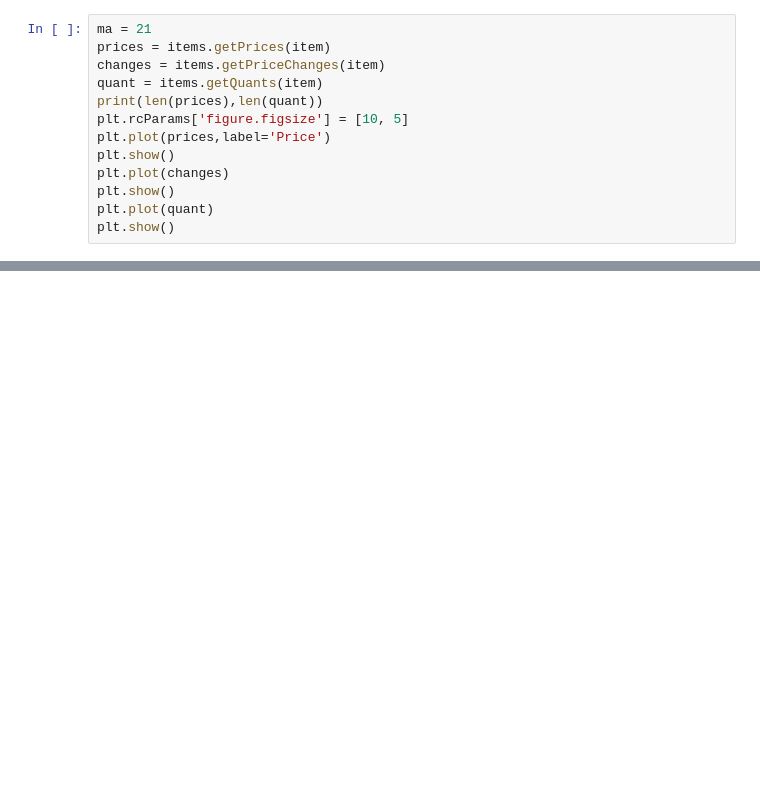
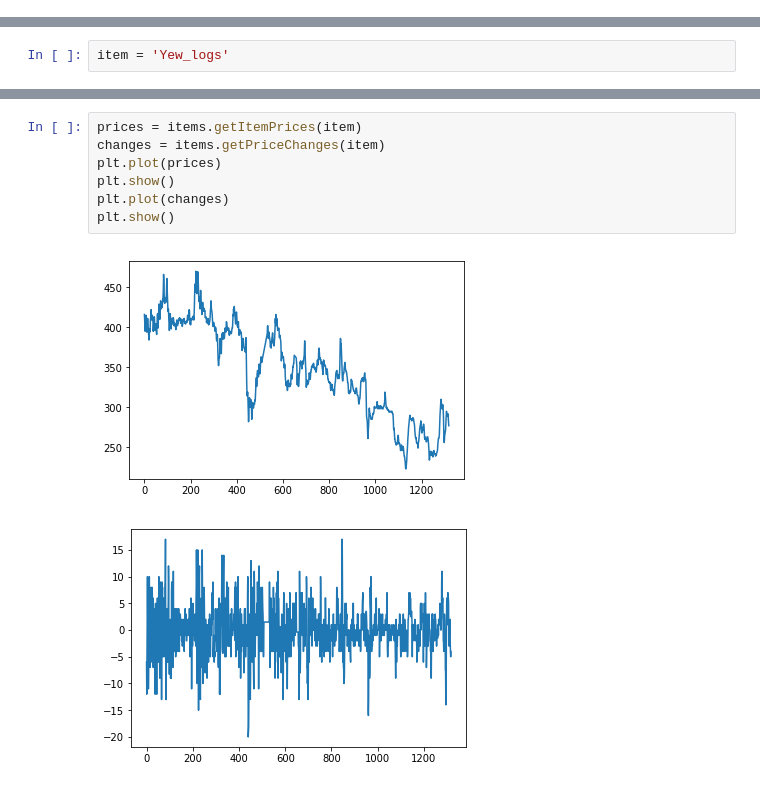
Before and after one commit to rmmartin02/OSRS_Research, a Jupyter notebook: ML/OSRS/Regression.ipynb, the cells around one changed output, grey strips where cells are left out. Saved outputs shown, nothing was run; the diff lists cells and outputs as text; blank space fills up the shorter version.

```diff
--- a/ML/OSRS/Regression.ipynb
+++ b/ML/OSRS/Regression.ipynb
@@ -59,13 +0,0 @@ items.getInfo(item)
-# %%
-ma = 21
-prices = items.getPrices(item)
-changes = items.getPriceChanges(item)
-quant = items.getQuants(item)
-print(len(prices),len(quant))
-plt.rcParams['figure.figsize'] = [10, 5]
-plt.plot(prices,label='Price')
-plt.show()
-plt.plot(changes)
-plt.show()
-plt.plot(quant)
-plt.show()
@@ -512,0 +18,2 @@ for b in range(len(budgets)):
+# %%
+item = 'Yew_logs'
@@ -512,0 +44,10 @@ for b in range(len(budgets)):
+# %%
+prices = items.getItemPrices(item)
+changes = items.getPriceChanges(item)
+plt.plot(prices)
+plt.show()
+plt.plot(changes)
+plt.show()
+# %% [output]
+[figure, added]
+[figure, added]
```
Also changed, not shown: parts of 40 cells of this notebook, 34 other files.
